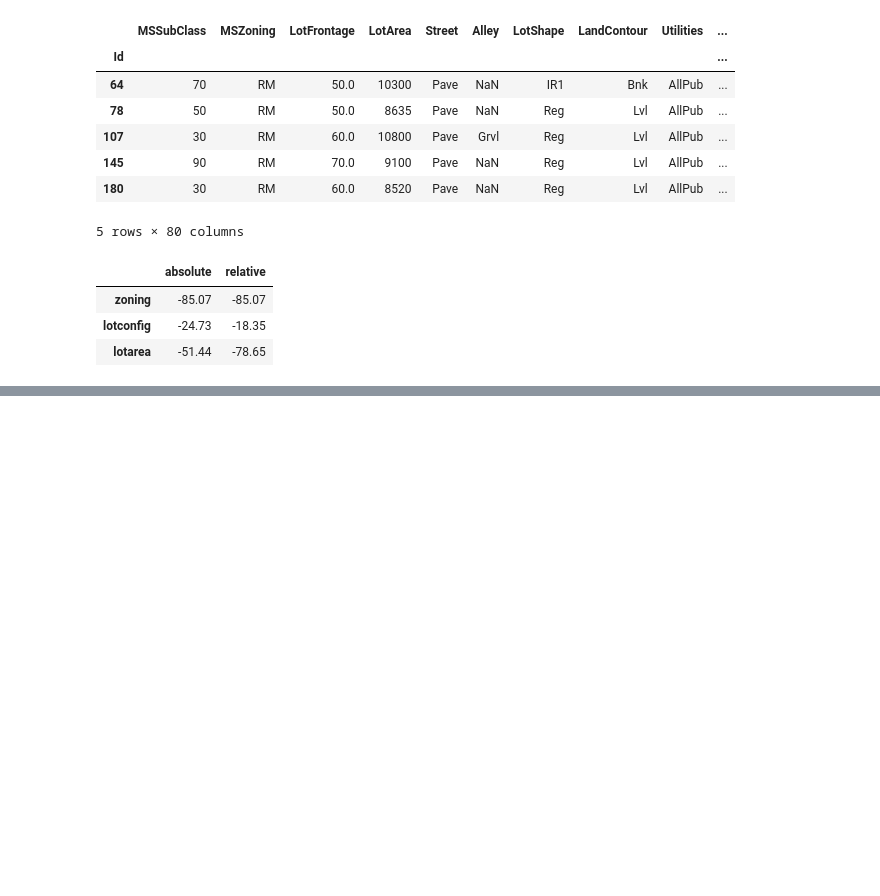
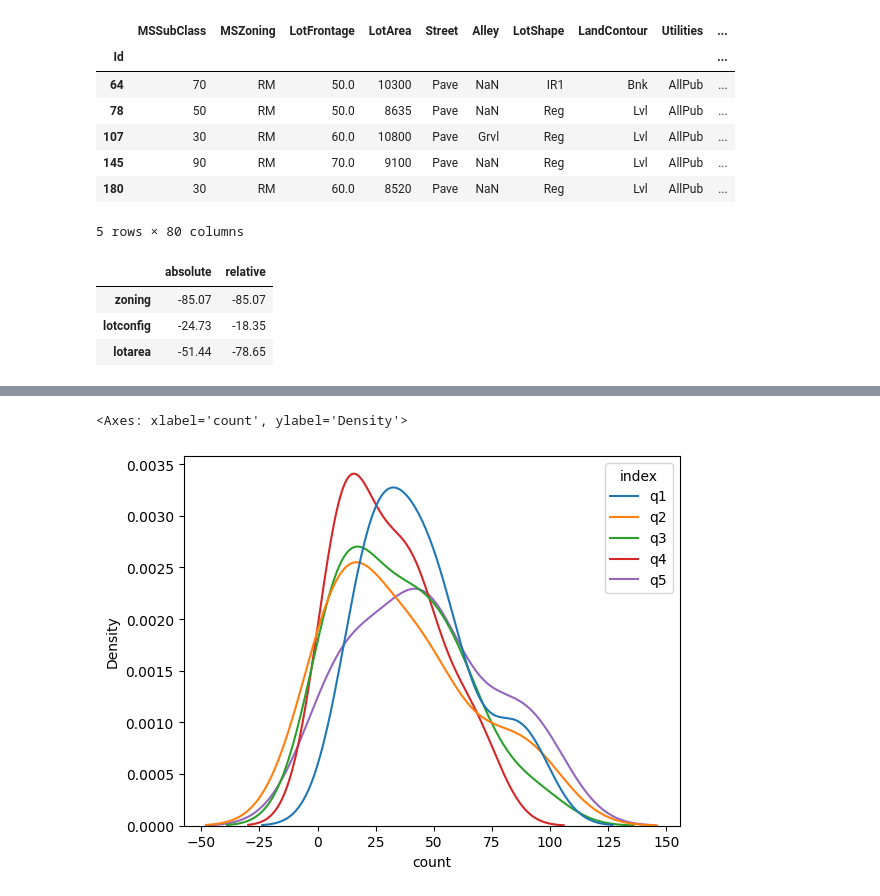
Before and after one commit to JackGreenaway/cambridge_spark, a Jupyter notebook: vectorised_filter.ipynb, the cells around one changed output, grey strips where cells are left out. Cells and saved outputs as stored; diff of their text form; code cells hidden in the pictures; blank space fills up the shorter version.

```diff
--- a/vectorised_filter.ipynb
+++ b/vectorised_filter.ipynb
@@ -67,0 +117,5 @@ b.head()
+# %%
+sns.kdeplot(data=data, x="count", hue="index")
+# %% [output]
+<Axes: xlabel='count', ylabel='Density'>
+[figure, added]
```
Also changed, not shown: parts of 5 cells of this notebook, 2 other files.
